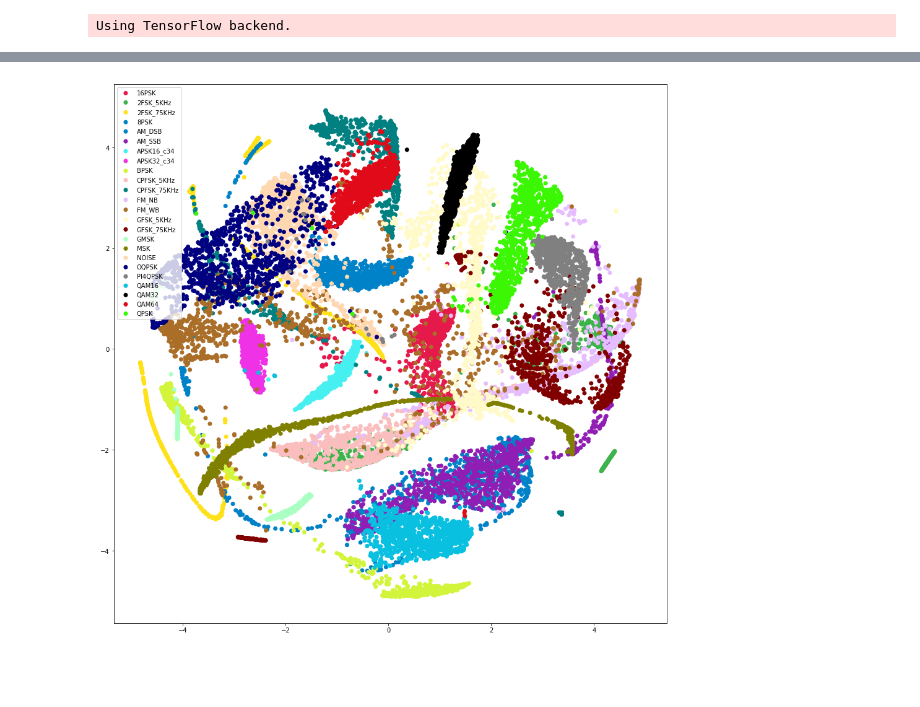
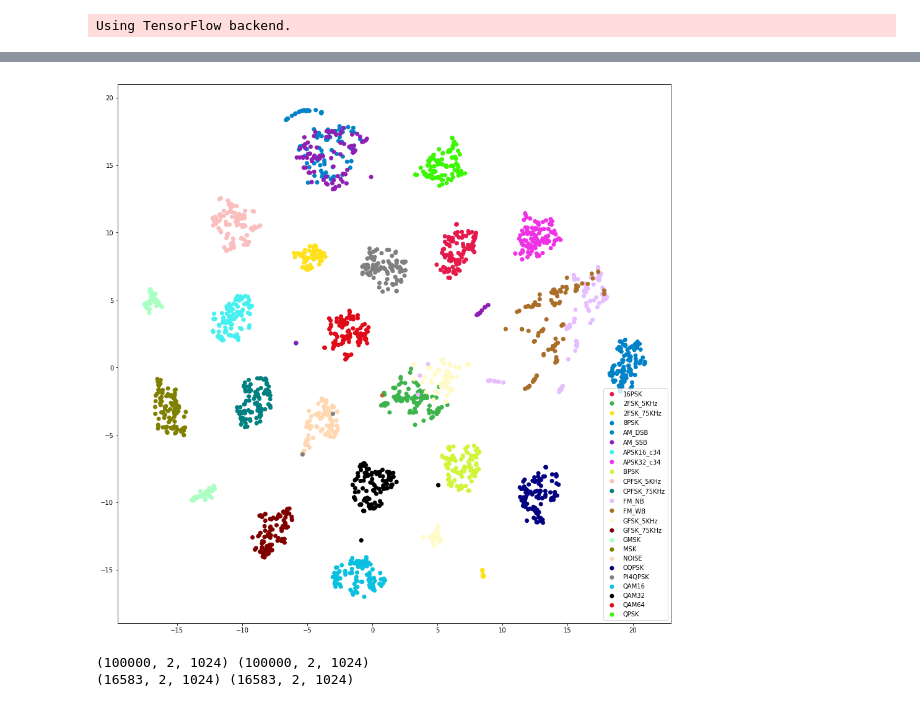
Before and after one commit to yunfanz/army_challenge, a Jupyter notebook: Code/tsne.ipynb, the cells around one changed output, grey strips where cells are left out. Cells and saved outputs as stored; diff of their text form; code cells hidden in the pictures; blank space fills up the shorter version.

```diff
--- a/Code/tsne.ipynb
+++ b/Code/tsne.ipynb
@@ -9,6 +9,7 @@ from sklearn.decomposition import PCA
 Using TensorFlow backend.
 # %%
 data_file = "/datax/yzhang/training_data/training_data_chunk_14.pkl"
+data_file2 = "/datax/yzhang/training_data/training_data_chunk_13.pkl"
 
 CLASSES = ['16PSK', '2FSK_5KHz', '2FSK_75KHz', '8PSK', 'AM_DSB', 'AM_SSB', 'APSK16_c34',
  'APSK32_c34', 'BPSK', 'CPFSK_5KHz', 'CPFSK_75KHz', 'FM_NB', 'FM_WB',
@@ -45,13 +46,13 @@ COLORS = {
 
 
 testdata = LoadModRecData(data_file, 1., 0., 0., load_snrs=[10], num_samples_per_key=100)
-data = testdata.signalData
-labels = testdata.signalLabels[:,0]
+train_data = testdata.signalData
+train_labels = testdata.signalLabels[:,0]
 
 
-testdata2 = LoadModRecData(data_file, 1., 0., 0., load_snrs=[10], num_samples_per_key=1000)
-data2 = testdata2.signalData
-labels2 = testdata2.signalLabels[:,0]
+testdata2 = LoadModRecData(data_file2, 1., 0., 0., load_snrs=[10], num_samples_per_key=100)
+train_data2 = testdata2.signalData
+train_labels2 = testdata2.signalLabels[:,0]
 # %% [output]
 [Data Loader] - Loading Data...
 [Data Loader] - Counting Number of Examples in Dataset...
@@ -100,15 +101,15 @@ def tsne_model(model, data, layer_name=None, pca_dim=50, tsne_dim=2):
 
     intermediate_output = intermediate_layer_model.predict(data)
 
-    pca = PCA(n_components= pca_dim)
+    pca = PCA(n_components= pca_dim, random_state = 214853)
     output_pca_reduced = pca.fit_transform(intermediate_output)
 
-    tsne = TSNE(n_components=tsne_dim, random_state=0)
+    tsne = TSNE(n_components=tsne_dim, random_state=214853)
     intermediates_tsne = tsne.fit_transform(output_pca_reduced)
     return intermediates_tsne
 
 
-def tsne_plus_plot(model, data, labels, layer_name=None, pca_dim=50, tsne_dim= 2):
+def tsne_plus_plot(model, data, labels, layer_name=None, pca_dim=50, tsne_dim= 2, mode = "train"):
     intermediates_tsne = tsne_model(model=model,data=data,layer_name=layer_name,pca_dim=pca_dim,tsne_dim=tsne_dim)
     unique_labels = np.unique(labels)
 
@@ -133,4 +140,4 @@ tsne_plus_plot(model, data, labels)
 # %%
-tsne_plus_plot(model, data2, labels2)
+tsne_plus_plot(model, train_data2, train_labels2)
 # %% [output]
-[figure, old version]
+[figure, new version]
@@ -136,0 +162,7 @@ tsne_plus_plot(model, data2, labels2)
+# %%
+# filter testsets
+testdata1  = testdata1[np.where(snr_preds1 == 5)]
+testdata2  = testdata2[np.where(snr_preds1 == 5)]
+# %% [output]
+(100000, 2, 1024) (100000, 2, 1024)
+(16583, 2, 1024) (16583, 2, 1024)
```
Also changed, not shown: parts of 13 cells of this notebook.
